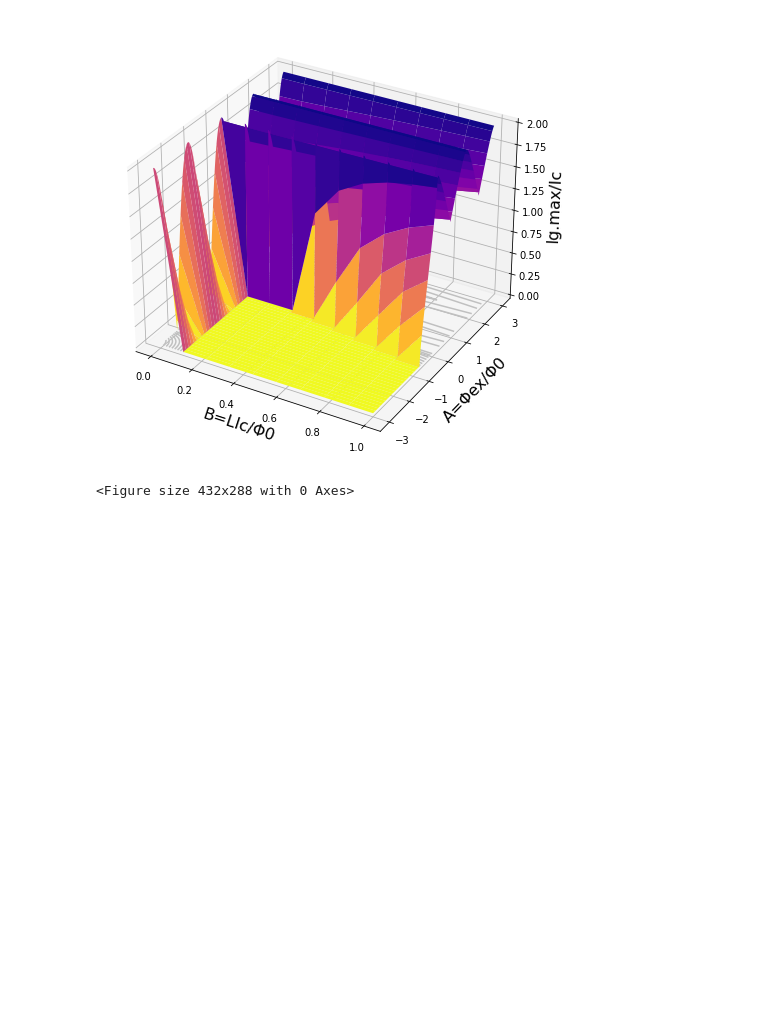
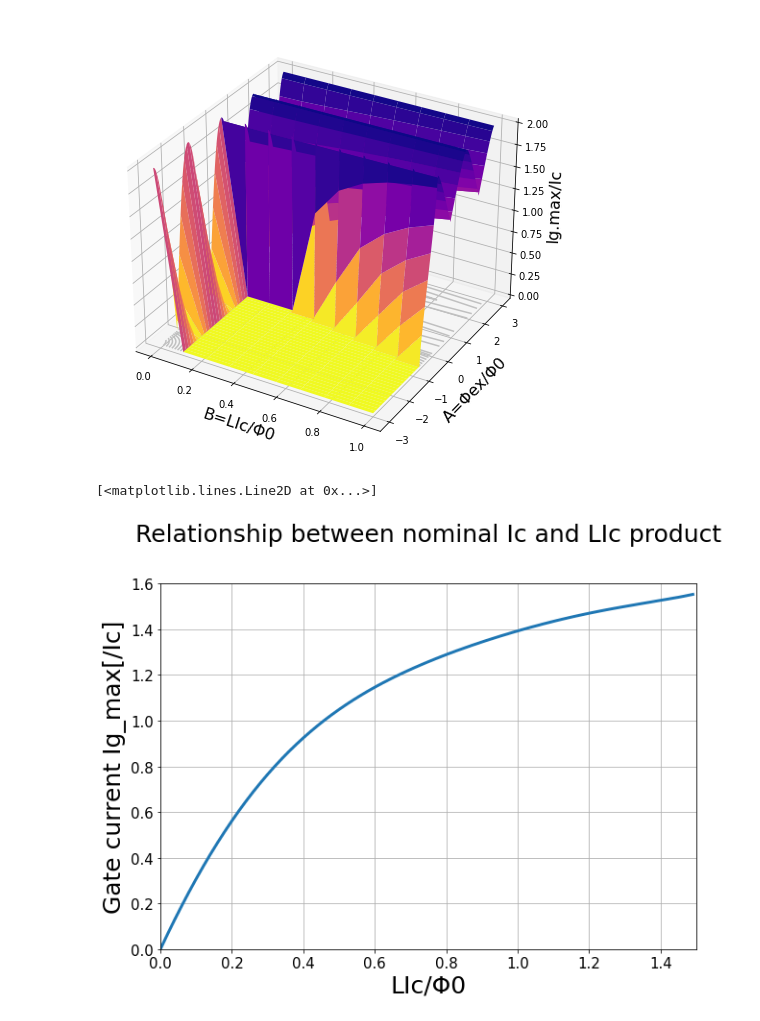
Before and after one commit to tanetakumi/hfq-optimizer, a Jupyter notebook: scripts/icn_calc/Icn.ipynb, the cells around one changed output. Cells and saved outputs as stored; diff of their text form; code cells hidden in the pictures; blank space fills up the shorter version.

Commit message:
Add ig_max func

```diff
--- a/scripts/icn_calc/Icn.ipynb
+++ b/scripts/icn_calc/Icn.ipynb
@@ -73,20 +73,28 @@ plt.show()
 # %% [output]
 0
 [figure]
-# %%
-%matplotlib inline
-import numpy as np
-import matplotlib.pyplot as plt
-import matplotlib.animation as animation
-
-fig = plt.figure()
-
-def plot(data):
-    plt.cla()                      # 現在描写されているグラフを消去
-    rand = np.random.randn(100)    # 100個の乱数を生成
-    im = plt.plot(rand)            # グラフを生成
-
-ani = animation.FuncAnimation(fig, plot, interval=100)
-plt.show()
-# %% [output]
-<Figure size 432x288 with 0 Axes>
+# %%
+def ig_max(x):
+    return 0.5263*x**6 -2.3279*x**5 + 3.4434*x**4 - 1.0023*x**3 - 2.5876*x**2 + 3.341*x
+# %%
+import matplotlib.pyplot as plt
+plt.figure(figsize=(10,7))
+plt.tick_params(labelsize=15)
+plt.title('Relationship between nominal Ic and LIc product',fontsize=25, y=1.1)
+plt.xlabel("LIc/Φ0",fontsize=25)
+plt.ylabel("Gate current Ig_max[/Ic]",fontsize=25)
+plt.xlim(0, 1.5)
+plt.ylim(0, 1.6)
+plt.grid()
+
+X1 = []
+Y1 = []
+for i in range(150):
+    ii = i/100
+    X1.append(ii)
+    Y1.append(ig_max(ii))
+
+plt.plot(X1, Y1,linewidth = 3)
+# %% [output]
+[<matplotlib.lines.Line2D at 0x...>]
+[figure, added]
```
Also changed, not shown: 3 other files.
